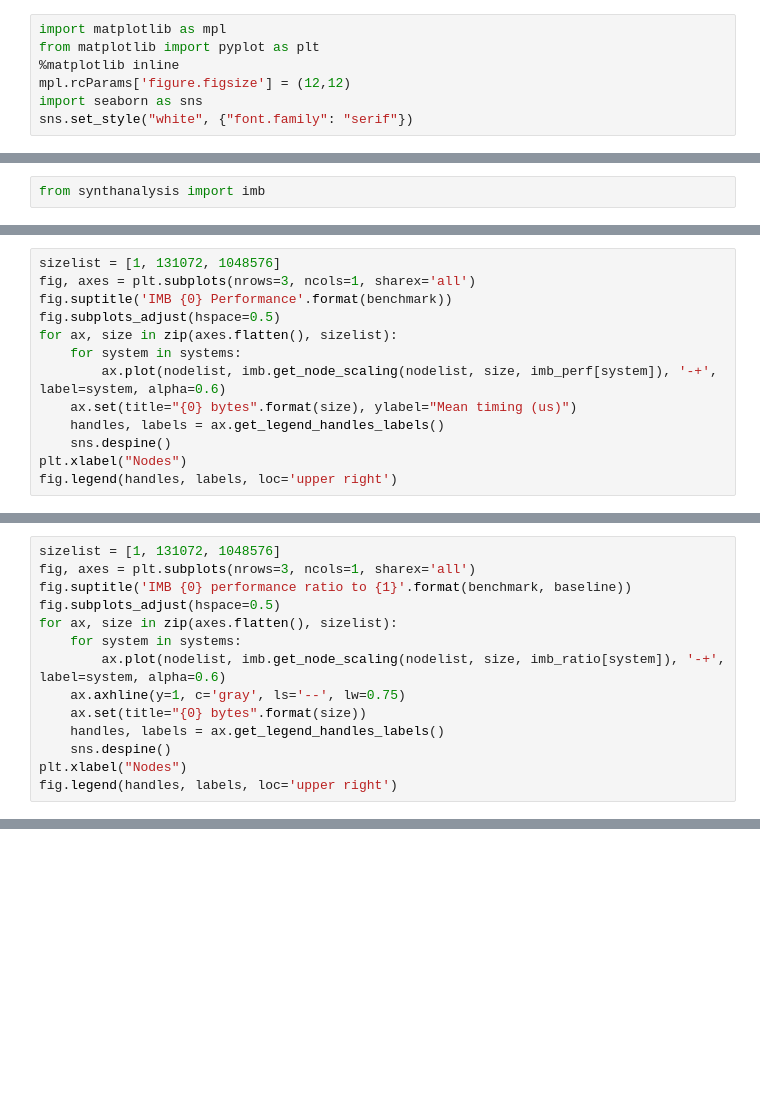
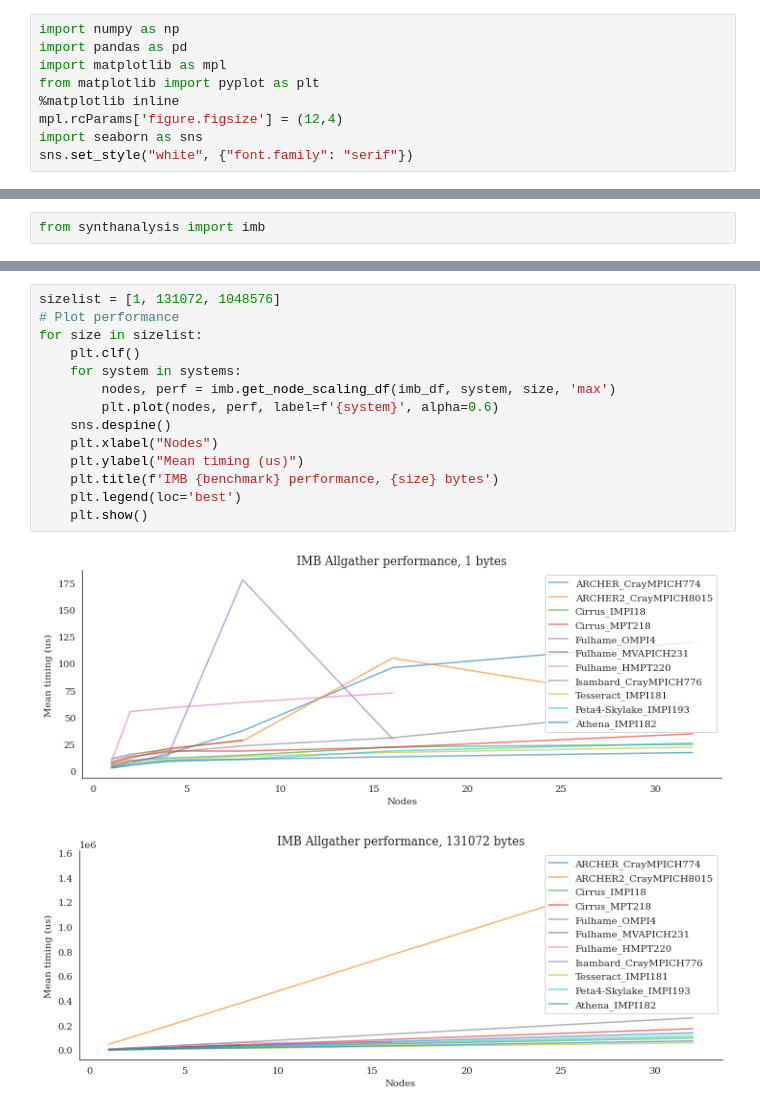
Before and after one commit to hpc-uk/archer-benchmarks, a Jupyter notebook: synth/IMB/analysis/IMB_Allgather_compare.ipynb, the cells around one changed output, grey strips where cells are left out. Drawn from its saved outputs; the diff is of its cells as text; blank space fills up the shorter version.

```diff
--- a/synth/IMB/analysis/IMB_Allgather_compare.ipynb
+++ b/synth/IMB/analysis/IMB_Allgather_compare.ipynb
@@ -1,10 +1,12 @@
 # %% [markdown]
 # IMB Allgather performance comparison
 # %%
+import numpy as np
+import pandas as pd
 import matplotlib as mpl
 from matplotlib import pyplot as plt
 %matplotlib inline
-mpl.rcParams['figure.figsize'] = (12,12)
+mpl.rcParams['figure.figsize'] = (12,4)
 import seaborn as sns
 sns.set_style("white", {"font.family": "serif"})
 # %%
@@ -41,13 +61,0 @@ for system in systems:
-# %%
-sizelist = [1, 131072, 1048576]
-fig, axes = plt.subplots(nrows=3, ncols=1, sharex='all')
-fig.suptitle('IMB {0} Performance'.format(benchmark))
-fig.subplots_adjust(hspace=0.5)
-for ax, size in zip(axes.flatten(), sizelist):
-    for system in systems:
-        ax.plot(nodelist, imb.get_node_scaling(nodelist, size, imb_perf[system]), '-+', label=system, alpha=0.6)
-    ax.set(title="{0} bytes".format(size), ylabel="Mean timing (us)")
-    handles, labels = ax.get_legend_handles_labels()
-    sns.despine()
-plt.xlabel("Nodes")
-fig.legend(handles, labels, loc='upper right')
@@ -158,14 +61,0 @@ ARCHER2_CrayMPICH8015
-# %%
-sizelist = [1, 131072, 1048576]
-fig, axes = plt.subplots(nrows=3, ncols=1, sharex='all')
-fig.suptitle('IMB {0} performance ratio to {1}'.format(benchmark, baseline))
-fig.subplots_adjust(hspace=0.5)
-for ax, size in zip(axes.flatten(), sizelist):
-    for system in systems:
-        ax.plot(nodelist, imb.get_node_scaling(nodelist, size, imb_ratio[system]), '-+', label=system, alpha=0.6)
-    ax.axhline(y=1, c='gray', ls='--', lw=0.75)
-    ax.set(title="{0} bytes".format(size))
-    handles, labels = ax.get_legend_handles_labels()
-    sns.despine()
-plt.xlabel("Nodes")
-fig.legend(handles, labels, loc='upper right')
@@ -220,0 +62,17 @@ fig.legend(handles, labels, loc='upper right')
+# %%
+sizelist = [1, 131072, 1048576]
+# Plot performance
+for size in sizelist:
+    plt.clf()
+    for system in systems:
+        nodes, perf = imb.get_node_scaling_df(imb_df, system, size, 'max')
+        plt.plot(nodes, perf, label=f'{system}', alpha=0.6)
+    sns.despine()
+    plt.xlabel("Nodes")
+    plt.ylabel("Mean timing (us)")
+    plt.title(f'IMB {benchmark} performance, {size} bytes')
+    plt.legend(loc='best')
+    plt.show()
+# %% [output]
+[figure, added]
+[figure, added]
```
Also changed, not shown: parts of 9 cells of this notebook, 6 other files.
